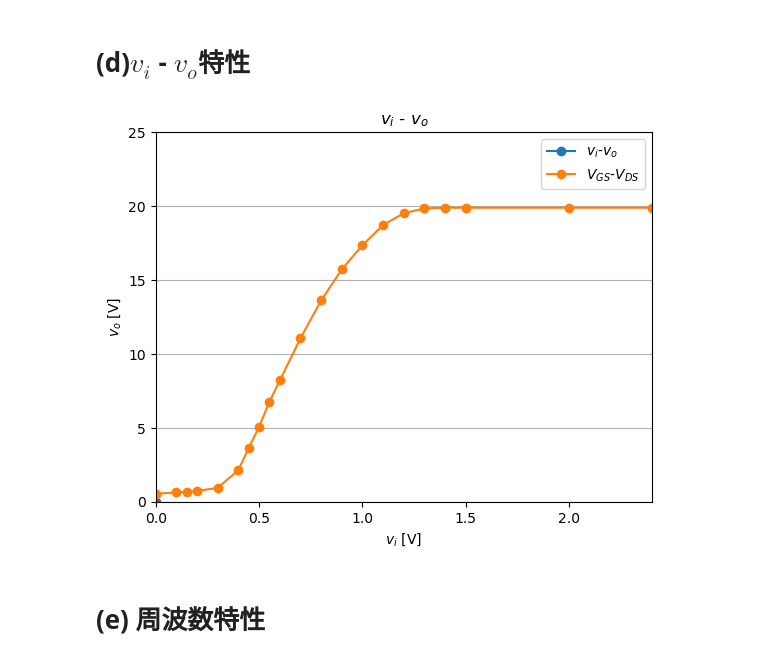
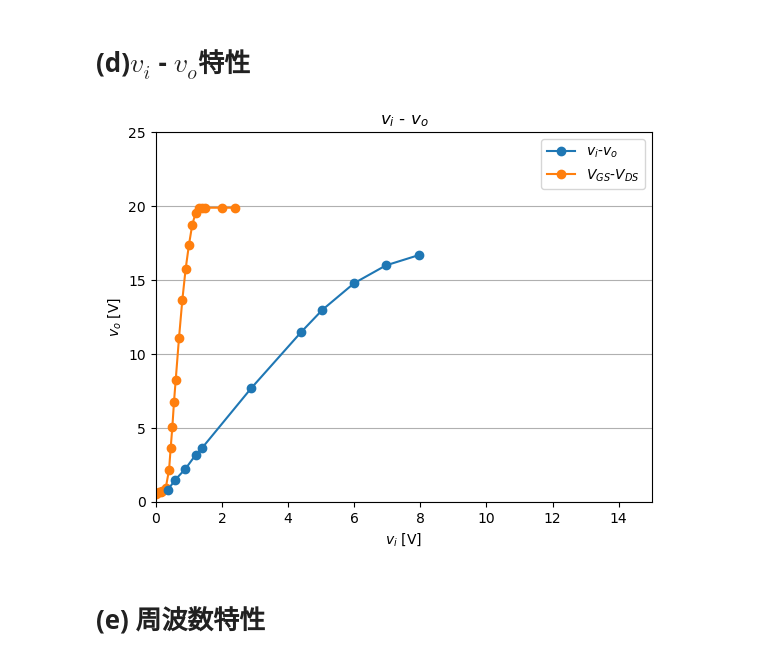
Before and after one commit to inohan/experiment-3s, a Jupyter notebook: A1/exp04.ipynb, the cells around one changed output. Saved outputs shown, nothing was run; the diff lists cells and outputs as text; code cells hidden in the pictures.

```diff
--- a/A1/exp04.ipynb
+++ b/A1/exp04.ipynb
@@ -36,6 +38,5 @@ C_C = 32.71e-9
 # %%
 data_d = pd.read_excel("data.xlsx", sheet_name="(4)(d)", skiprows=[1])
 data_d.sort_values(by="v_i", axis=0, inplace=True, ascending=True)
-data_d["phase"] = data_d["time"] / 1e-3 * 360
 data_d
 # %% [output]
@@ -68,13 +79,13 @@ data_3
 # %%
 fig = plt.figure()
 ax = fig.add_subplot(111)
 
-axessetting = AxesSetting(legend=True, xlabel="$v_i$ [V]", grid="y", ylabel="$v_o$ [V]", title="$v_i$ - $v_o$", xlim=(0, 2.4), ylim=(0, 25))
-ax.plot(data_d["v_i"], data_d["v_o"], marker="o", label="$v_i$-$v_o$")
+axessetting = AxesSetting(legend=True, xlabel="$v_i$ [V]", grid="y", ylabel="$v_o$ [V]", title="$v_i$ - $v_o$", xlim=(0, 15), ylim=(0, 25))
+ax.plot(data_d["v_i"], data_d["v_o"], marker="o", label="$v_i$-$v_o$", zorder=5)
 ax.plot(data_3["V_GS"], data_3["V_DS"], marker="o", label="$V_{GS}$-$V_{DS}$")
 axessetting.apply_axes(ax)
 # %% [output]
-[figure, old version]
+[figure, new version]
 # %% [markdown]
 # (e) 周波数特性
 # %%
```
Also changed, not shown: parts of 10 cells of this notebook, 4 other files.
